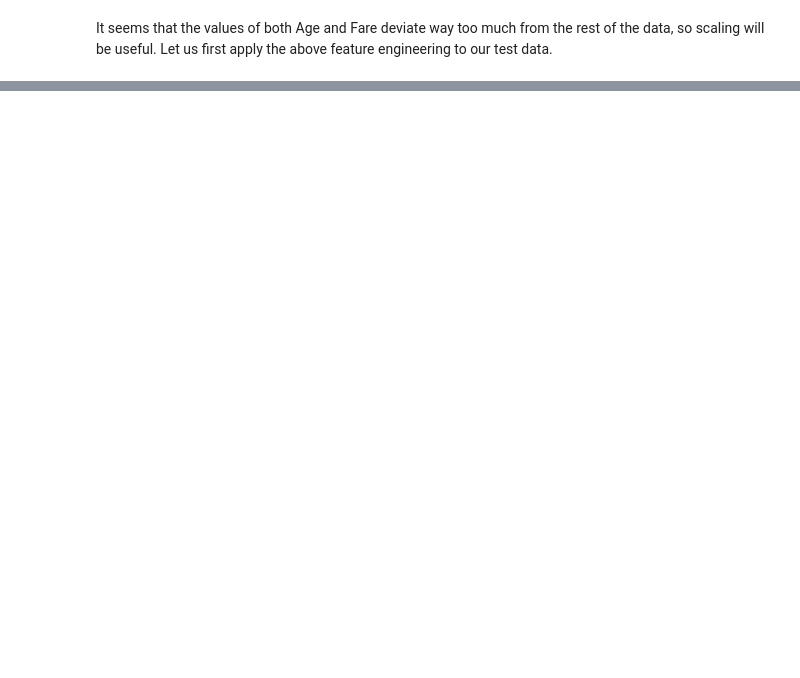
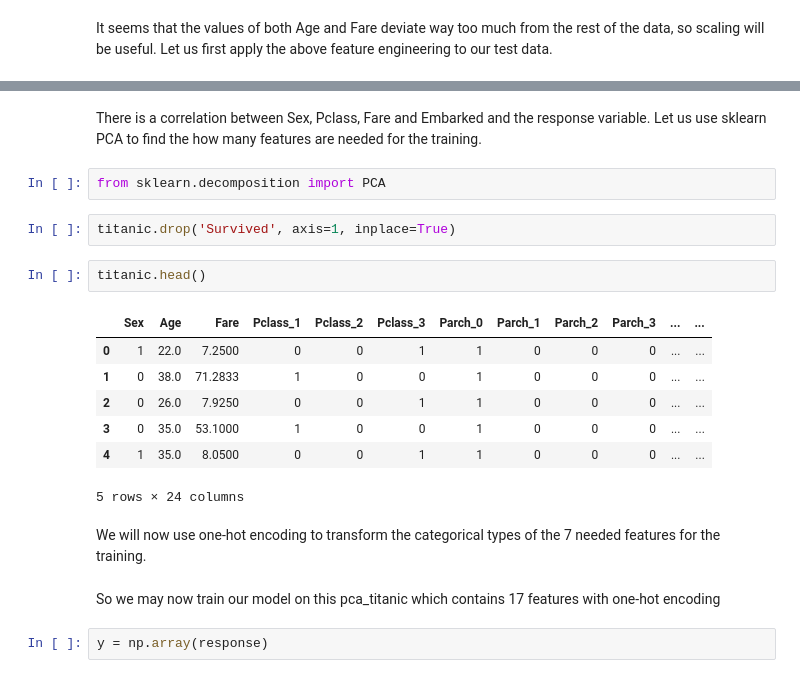
Before and after one commit to gr8nd/Machine-Learning-one-step-away-to-AI, a Jupyter notebook: Supervised Learning/Classification/Titanic.ipynb, the cells around one changed output, grey strips where cells are left out. Cells and saved outputs as stored; diff of their text form; blank space fills up the shorter version.

```diff
--- a/Supervised Learning/Classification/Titanic.ipynb
+++ b/Supervised Learning/Classification/Titanic.ipynb
@@ -272,0 +340,22 @@ predictions, y_true = model.slice_cv(slice_index) #Divide the training data for
+# %% [markdown]
+There is a correlation between Sex, Pclass, Fare and Embarked and the response variable. Let us use sklearn PCA to find the how many features are needed for the training.
+# %%
+from sklearn.decomposition import PCA
+# %%
+titanic.drop('Survived', axis=1, inplace=True)
+# %%
+titanic.head()
+# %% [output]
+|  | Sex | Age | Fare | Pclass_1 | Pclass_2 | Pclass_3 | Parch_0 | Parch_1 | Parch_2 | Parch_3 | ... | ... |
+| 0 | 1 | 22.0 | 7.2500 | 0 | 0 | 1 | 1 | 0 | 0 | 0 | ... | ... |
+| 1 | 0 | 38.0 | 71.2833 | 1 | 0 | 0 | 1 | 0 | 0 | 0 | ... | ... |
+| 2 | 0 | 26.0 | 7.9250 | 0 | 0 | 1 | 1 | 0 | 0 | 0 | ... | ... |
+| 3 | 0 | 35.0 | 53.1000 | 1 | 0 | 0 | 1 | 0 | 0 | 0 | ... | ... |
+| 4 | 1 | 35.0 | 8.0500 | 0 | 0 | 1 | 1 | 0 | 0 | 0 | ... | ... |
+5 rows × 24 columns
+# %% [markdown]
+We will now use one-hot encoding to transform the categorical types of the 7 needed features for the training.
+# %% [markdown]
+So we may now train our model on this pca_titanic which contains 17 features with one-hot encoding
+# %%
+y = np.array(response)
```
Also changed, not shown: parts of 114 cells of this notebook.
